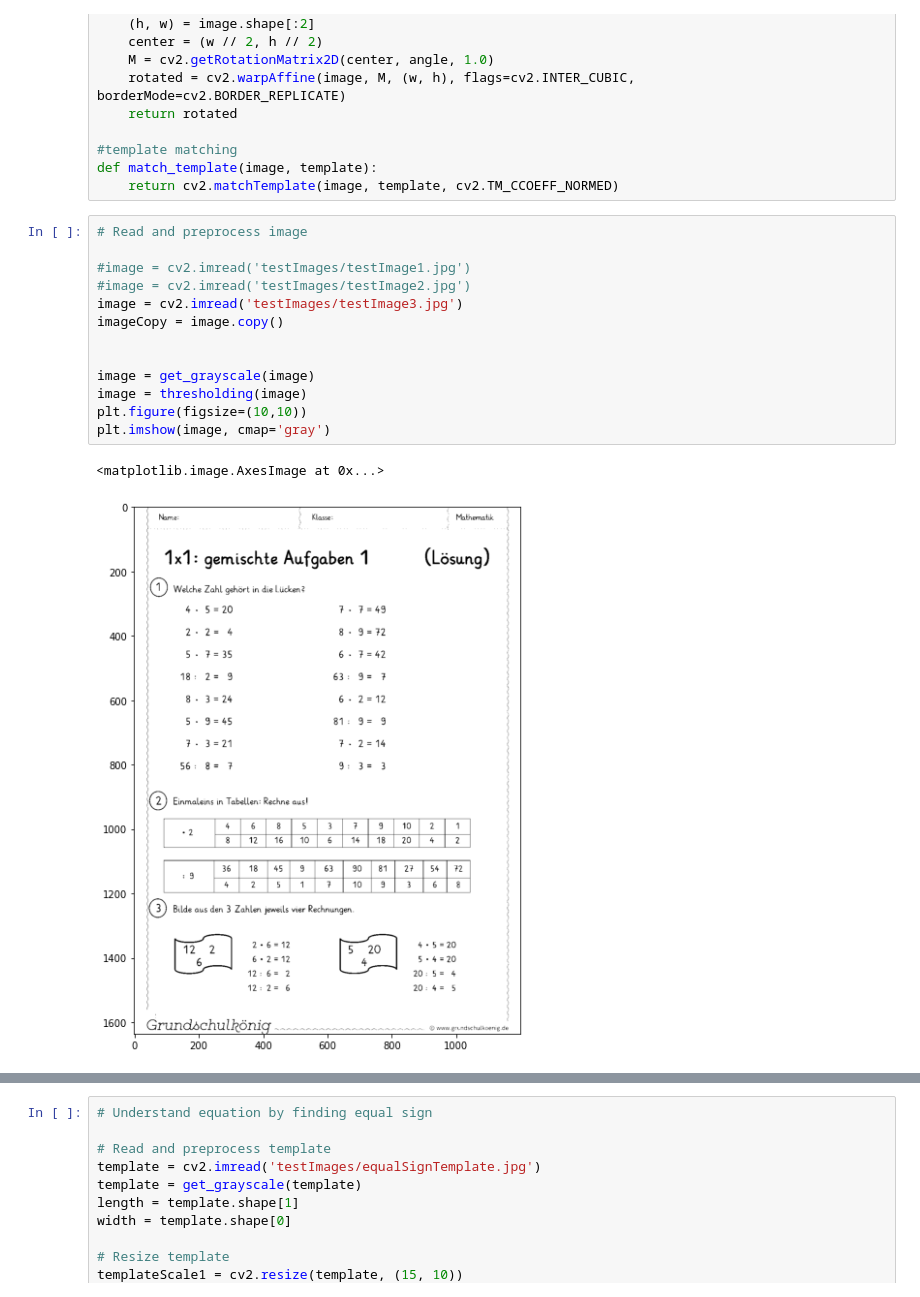
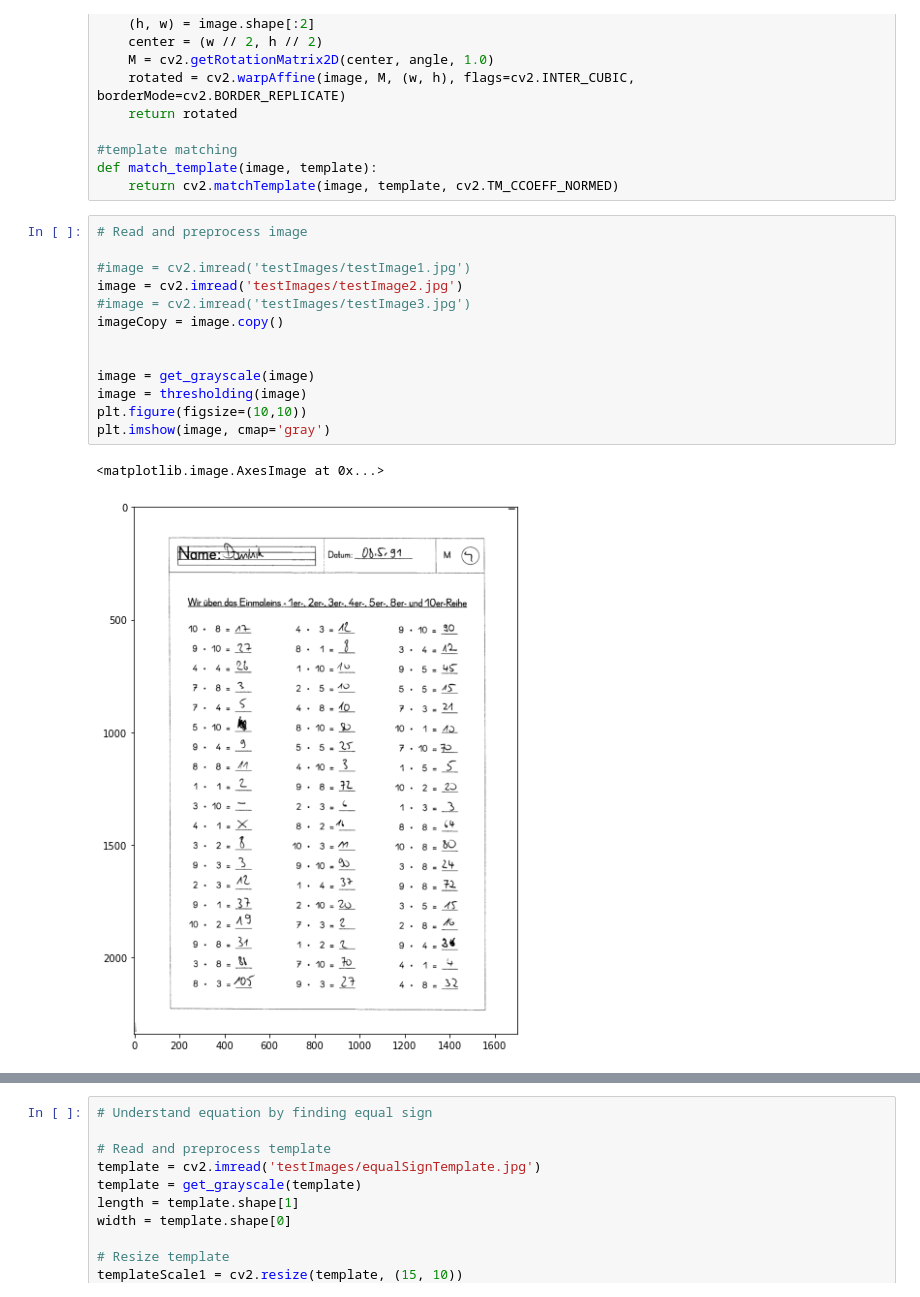
Before and after one commit to dschmoeller/iCheck, a Jupyter notebook: OCR tesseract.ipynb, the cells around one changed output, grey strips where cells are left out. Drawn from its saved outputs; the diff is of its cells as text.

```diff
--- a/OCR tesseract.ipynb
+++ b/OCR tesseract.ipynb
@@ -64,19 +64,19 @@ def match_template(image, template):
 # %%
 # Read and preprocess image
 
 #image = cv2.imread('testImages/testImage1.jpg')
-#image = cv2.imread('testImages/testImage2.jpg')
-image = cv2.imread('testImages/testImage3.jpg')
+image = cv2.imread('testImages/testImage2.jpg')
+#image = cv2.imread('testImages/testImage3.jpg')
 imageCopy = image.copy()
 
 
 image = get_grayscale(image)
 image = thresholding(image)
 plt.figure(figsize=(10,10))
 plt.imshow(image, cmap='gray')
 # %% [output]
 <matplotlib.image.AxesImage at 0x...>
-[figure, old version]
+[figure, new version]
 # %%
 # Select preprocessed image and apply tesseract OCR
 
```
Also changed, not shown: parts of 4 cells of this notebook.
